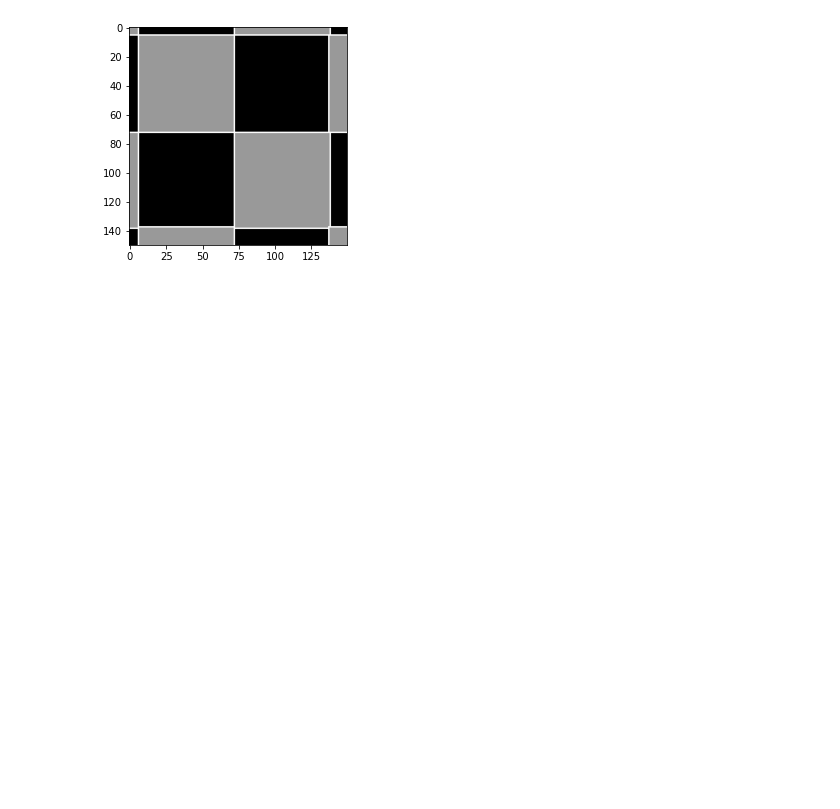
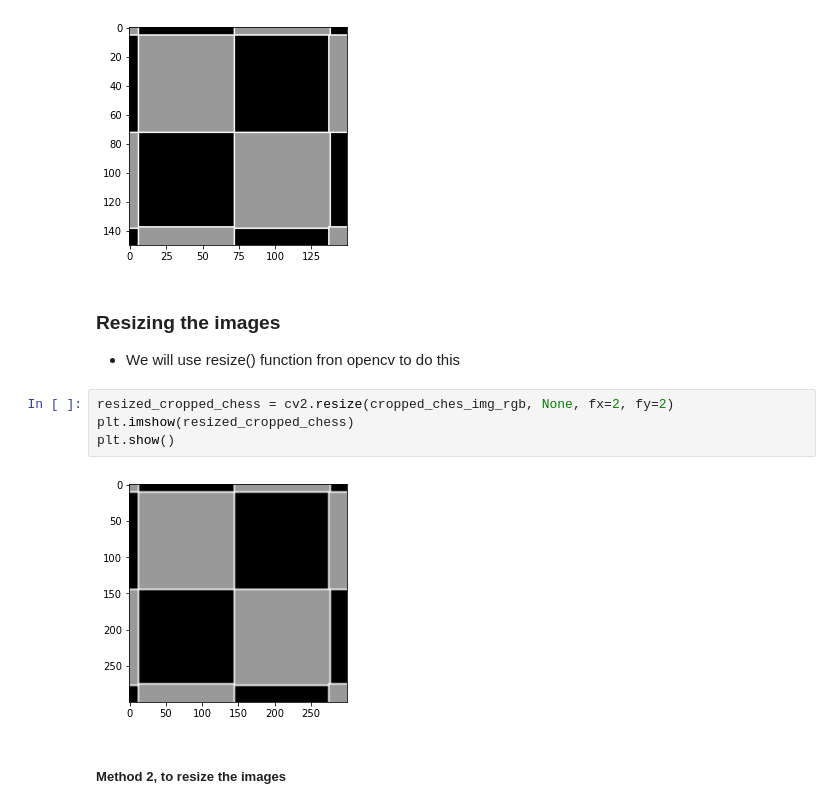
Before and after one commit to mdvadiyatnaqvi/OpenCV, a Jupyter notebook: 2-Basic Image Manipulation/Imange_manipulation.ipynb, the cells around one changed output. Drawn from its saved outputs; the diff is of its cells as text; blank space fills up the shorter version.

Commit message:
method 2 for resizing images has been done

```diff
--- a/2-Basic Image Manipulation/Imange_manipulation.ipynb
+++ b/2-Basic Image Manipulation/Imange_manipulation.ipynb
@@ -67,3 +67,16 @@ plt.imshow(cropped_ches_img_rgb)
 plt.show()
 # %% [output]
 [figure]
+# %% [markdown]
+### Resizing the images
+<ul>
+    <li>We will use resize() function fron opencv to do this</li>
+</ul>
+# %%
+resized_cropped_chess = cv2.resize(cropped_ches_img_rgb, None, fx=2, fy=2)
+plt.imshow(resized_cropped_chess)
+plt.show()
+# %% [output]
+[figure, added]
+# %% [markdown]
+##### Method 2, to resize the images
```
Also changed, not shown: parts of 1 cell of this notebook.
